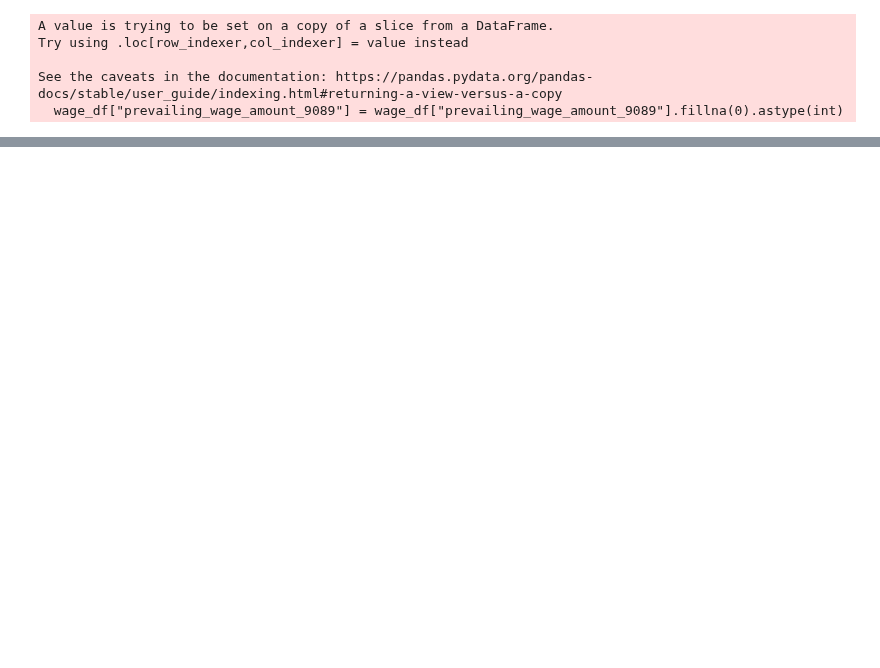
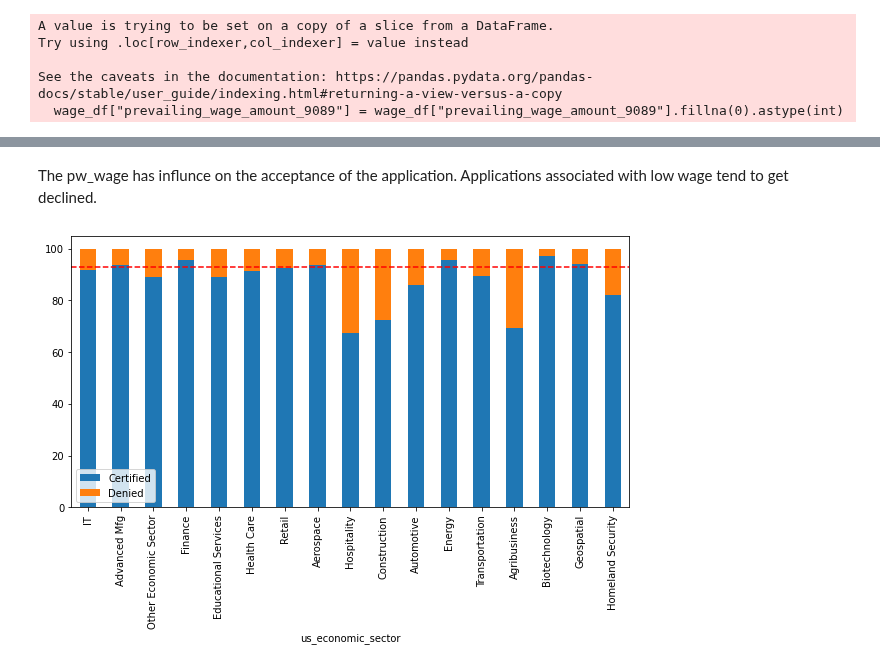
Before and after one commit to andy8001/python_visa, a Jupyter notebook: analysis/factorsInfluencingTheAcceptanceOfApplications.ipynb, the cells around one changed output, grey strips where cells are left out. Saved outputs shown, nothing was run; the diff lists cells and outputs as text; code cells hidden in the pictures; blank space fills up the shorter version.

```diff
--- a/analysis/factorsInfluencingTheAcceptanceOfApplications.ipynb
+++ b/analysis/factorsInfluencingTheAcceptanceOfApplications.ipynb
@@ -10,7 +10,7 @@ import matplotlib.pyplot as plt
 # cleanup.generate_cleaned_df()
 # %%
 
-col_list = ["case_status", "country_of_citizenship","employer_name" ,"employer_city", "foreign_worker_info_education", "pw_level_9089", "pw_soc_title", "prevailing_wage_amount_9089", "prevailing_wage_unit_of_pay_9089"]
+col_list = ["case_status", "country_of_citizenship","employer_name" ,"employer_city", "foreign_worker_info_education", "pw_level_9089", "pw_soc_title", "prevailing_wage_amount_9089", "prevailing_wage_unit_of_pay_9089", "us_economic_sector", "class_of_admission"]
 visas_df = pd.read_csv('../data/us_perm_visas_cleaned.csv', usecols=col_list)
 # %% [markdown]
 Firstly we're going to peek into the overall situation.
@@ -306,0 +266,7 @@ Name: prevailing_wage_amount_9089, dtype: int64
+# %% [markdown]
+The pw_wage has influnce on the acceptance of the application. Applications associated with low wage tend to get declined.
+# %%
+
+influence_on_acceptance_stacked_bar_chart(visas_df, "us_economic_sector", "case_status", 40)
+# %% [output]
+[figure, added]
```
Also changed, not shown: parts of 12 cells of this notebook, 3 other files.
